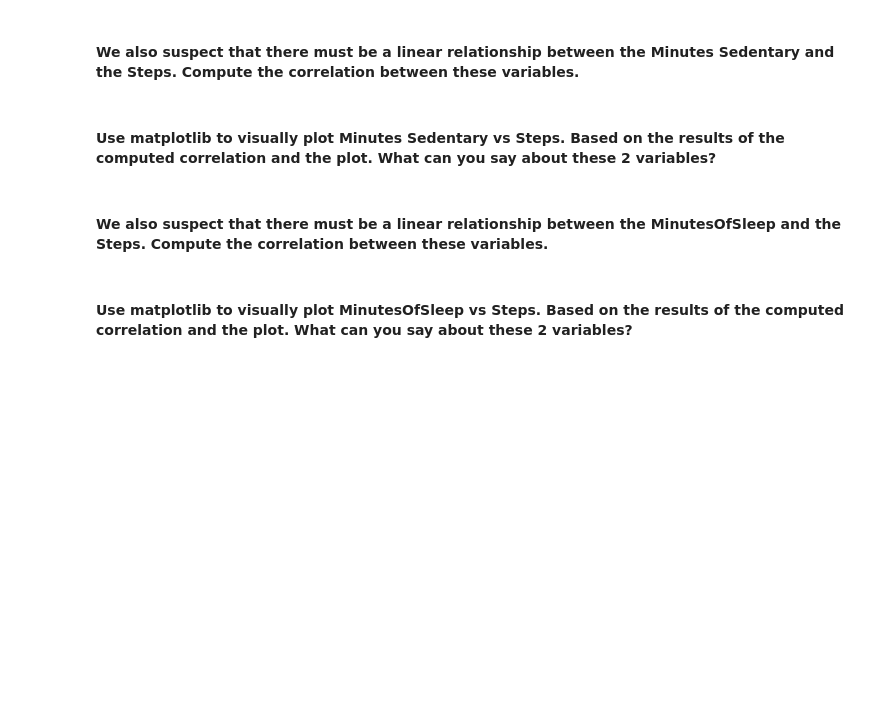
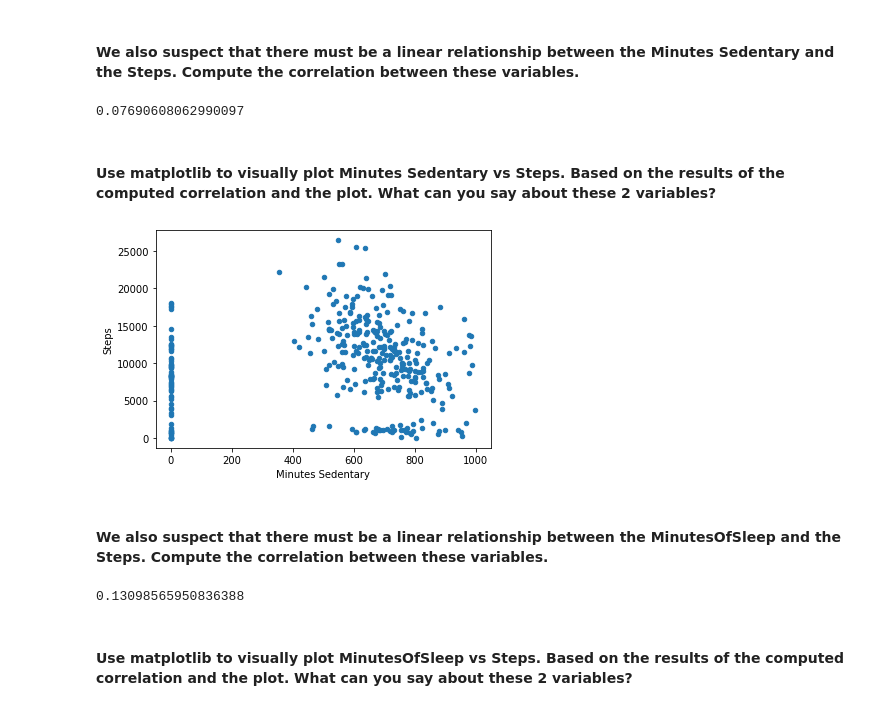
Before and after one commit to ta-data-lis/lab-pivot-table-and-correlation, a Jupyter notebook: your_code/main.ipynb, the cells around one changed output. Cells and saved outputs as stored; diff of their text form; code cells hidden in the pictures; blank space fills up the shorter version.

```diff
--- a/your_code/main.ipynb
+++ b/your_code/main.ipynb
@@ -162,5 +270,8 @@ Hint: Use Pandas functions from previous lectures.
 #### We also suspect that there must be a linear relationship between the Minutes Sedentary and the Steps. Compute the correlation between these variables.
 # %%
 # your answer here
+fitbit['Minutes Sedentary'].corr(fitbit['Steps'])
+# %% [output]
+0.07690608062990097
 # %% [markdown]
 #### Use matplotlib to visually plot Minutes Sedentary vs Steps. Based on the results of the computed correlation and the plot. What can you say about these 2 variables?
@@ -169,6 +278,15 @@ Hint: Use Pandas functions from previous lectures.
+# %%
+# your answer here
+fitbit.plot.scatter(x= 'Minutes Sedentary', y= 'Steps')
+plt.show()
+# %% [output]
+[figure, added]
 # %% [markdown]
 #### We also suspect that there must be a linear relationship between the MinutesOfSleep and the Steps. Compute the correlation between these variables.
 # %%
 # your answer here
+fitbit['MinutesOfSleep'].corr(fitbit['Steps'])
+# %% [output]
+0.13098565950836388
 # %% [markdown]
 #### Use matplotlib to visually plot MinutesOfSleep vs Steps. Based on the results of the computed correlation and the plot. What can you say about these 2 variables?
```
Also changed, not shown: parts of 26 cells of this notebook.
